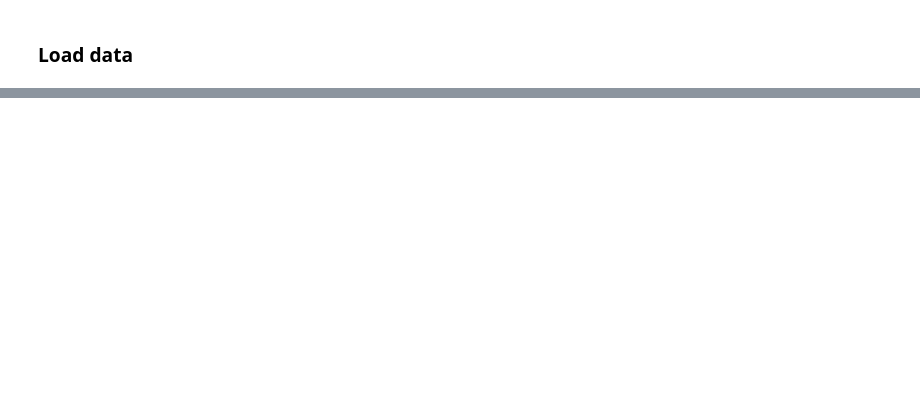
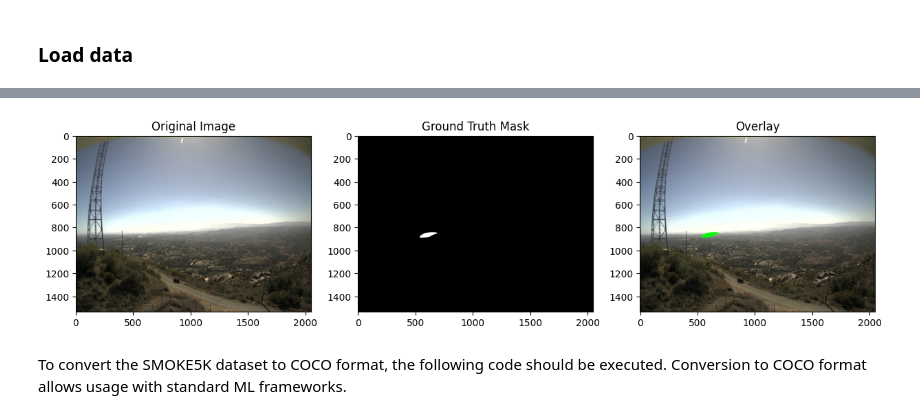
Before and after one commit to rkeuss/toxic-cloud-segmentation, a Jupyter notebook: ExploratoryDataAnalysis.ipynb, the cells around one changed output, grey strips where cells are left out. Drawn from its saved outputs; the diff is of its cells as text; code cells hidden in the pictures; blank space fills up the shorter version.

```diff
--- a/ExploratoryDataAnalysis.ipynb
+++ b/ExploratoryDataAnalysis.ipynb
@@ -24,0 +352,18 @@ Github repository: https://github.com/rkeuss/toxic-cloud-segmentation
+# %%
+train_img_dir = "data/dataset/SMOKE5K/train/img"
+train_gt_dir = "data/dataset/SMOKE5K/train/gt"
+test_img_dir = "data/dataset/SMOKE5K/test/img"
+test_gt_dir = "data/dataset/SMOKE5K/test/gt_"
+
+train_images = sorted(glob.glob(os.path.join(train_img_dir, "*.jpg")))
+train_gt = sorted(glob.glob(os.path.join(train_gt_dir, "*.png")))
+
+test_images = sorted(glob.glob(os.path.join(test_img_dir, "*.jpg")))
+test_gt = sorted(glob.glob(os.path.join(test_gt_dir, "*.png")))
+
+print(f"Train Images: {len(train_images)}, Train GT: {len(train_gt)}")
+print(f"Test Images: {len(test_images)}, Test GT: {len(test_gt)}")
+
+# Ensure matching filenames
+for img_path, gt_path in zip(train_images[:5], train_gt[:5]):  # Checking first 5 pairs
+    print("Image:", os.path.basename(img_path), "-> GT:", os.path.basename(gt_path))
@@ -24,0 +378,31 @@ Github repository: https://github.com/rkeuss/toxic-cloud-segmentation
+# %%
+def show_sample(image_path, gt_path):
+    # Load image and ground truth mask
+    image = cv2.imread(image_path)
+    image = cv2.cvtColor(image, cv2.COLOR_BGR2RGB)  # Convert BGR to RGB
+    gt_mask = cv2.imread(gt_path, cv2.IMREAD_GRAYSCALE)  # Load mask in grayscale
+
+    # Resize GT mask to match image (if needed)
+    if gt_mask.shape != image.shape[:2]:
+        gt_mask = cv2.resize(gt_mask, (image.shape[1], image.shape[0]))
+
+    # Create overlay (green mask)
+    overlay = image.copy()
+    overlay[gt_mask > 0] = (0, 255, 0)
+
+    # Display images
+    fig, ax = plt.subplots(1, 3, figsize=(15, 5))
+    ax[0].imshow(image)
+    ax[0].set_title("Original Image")
+    ax[1].imshow(gt_mask, cmap="gray")
+    ax[1].set_title("Ground Truth Mask")
+    ax[2].imshow(overlay)
+    ax[2].set_title("Overlay")
+    plt.show()
+
+# Show an example
+show_sample(train_images[0], train_gt[0])
+# %% [output]
+[figure, added]
+# %% [markdown]
+To convert the SMOKE5K dataset to COCO format, the following code should be executed. Conversion to COCO format allows usage with standard ML frameworks.
```
Also changed, not shown: parts of 34 cells of this notebook, 1 other file.
